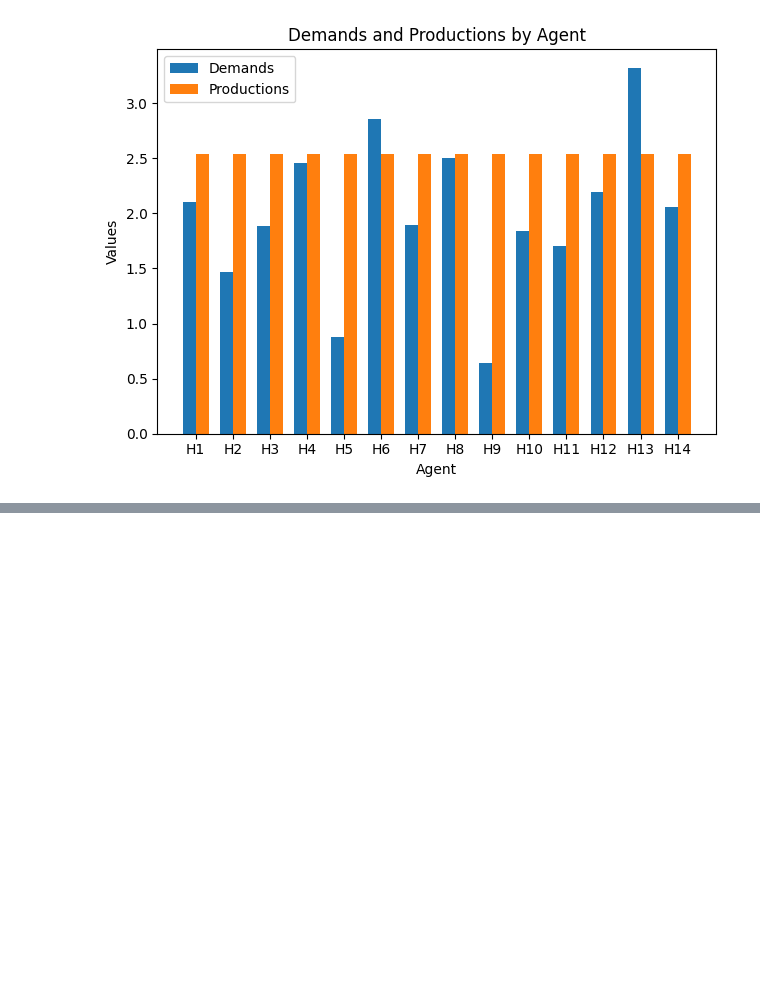
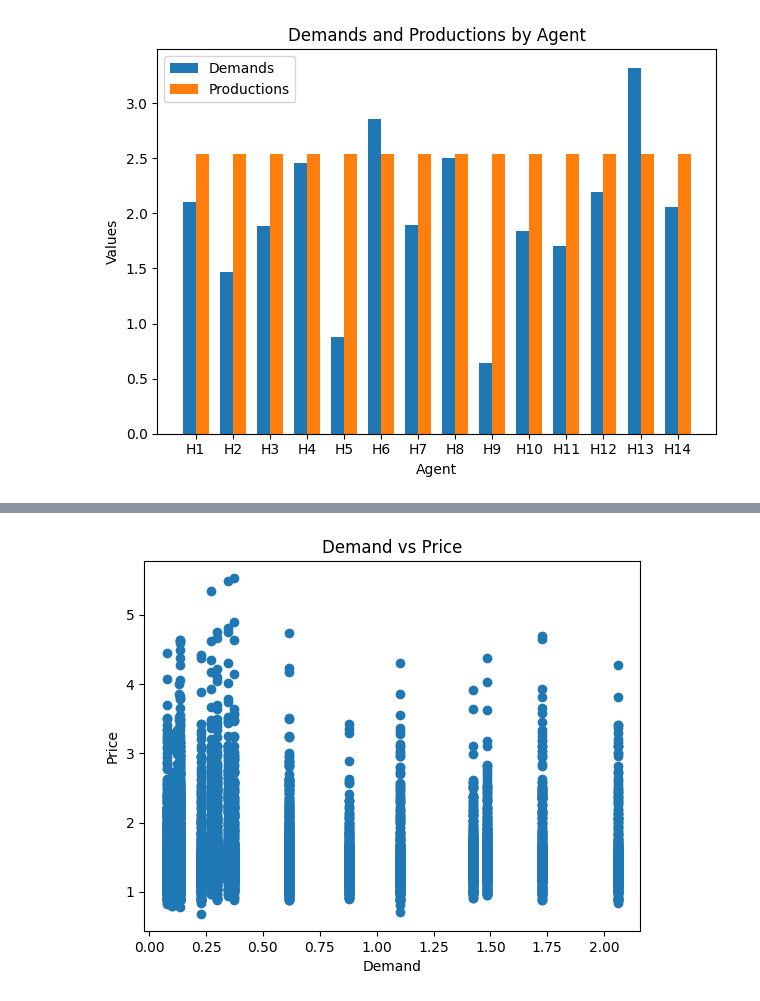
Before and after one commit to antonhlenander/CommunityFlex, a Jupyter notebook: demo.ipynb, the cells around one changed output, grey strips where cells are left out. Saved outputs shown, nothing was run; the diff lists cells and outputs as text; code cells hidden in the pictures; blank space fills up the shorter version.

```diff
--- a/demo.ipynb
+++ b/demo.ipynb
@@ -42,0 +54,11 @@ Production profiles loaded!
+# %%
+demands = dm.get_agent_daily_demand("H14")
+
+
+plt.scatter([demands[i % 24] for i in range(len(prices))], prices)
+plt.xlabel('Demand')
+plt.ylabel('Price')
+plt.title('Demand vs Price')
+plt.show()
+# %% [output]
+[figure, added]
```
Also changed, not shown: parts of 3 cells of this notebook, 4 other files.
